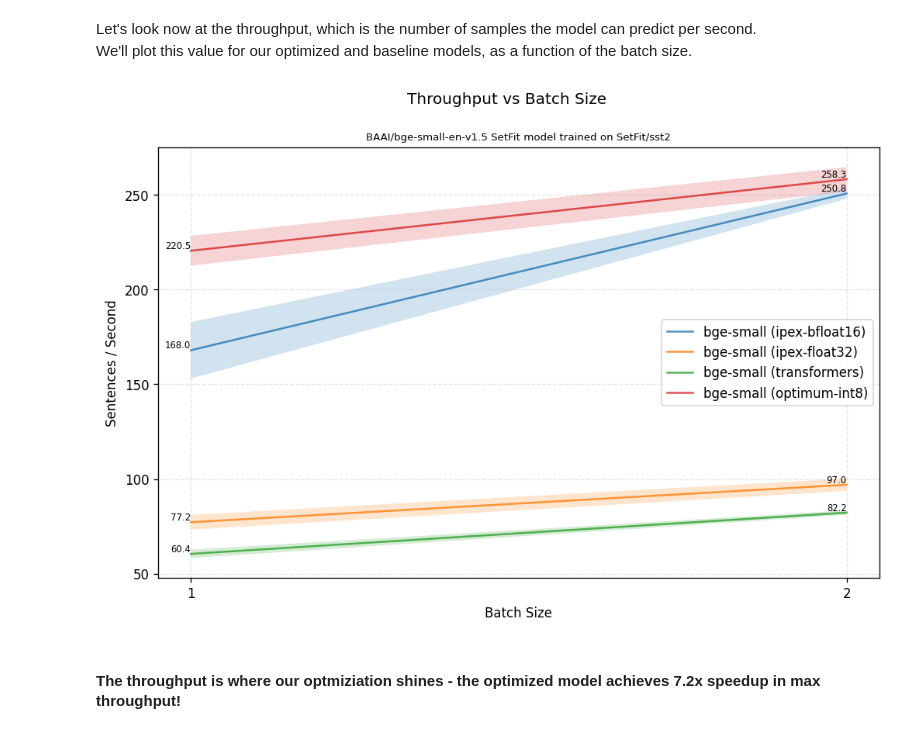
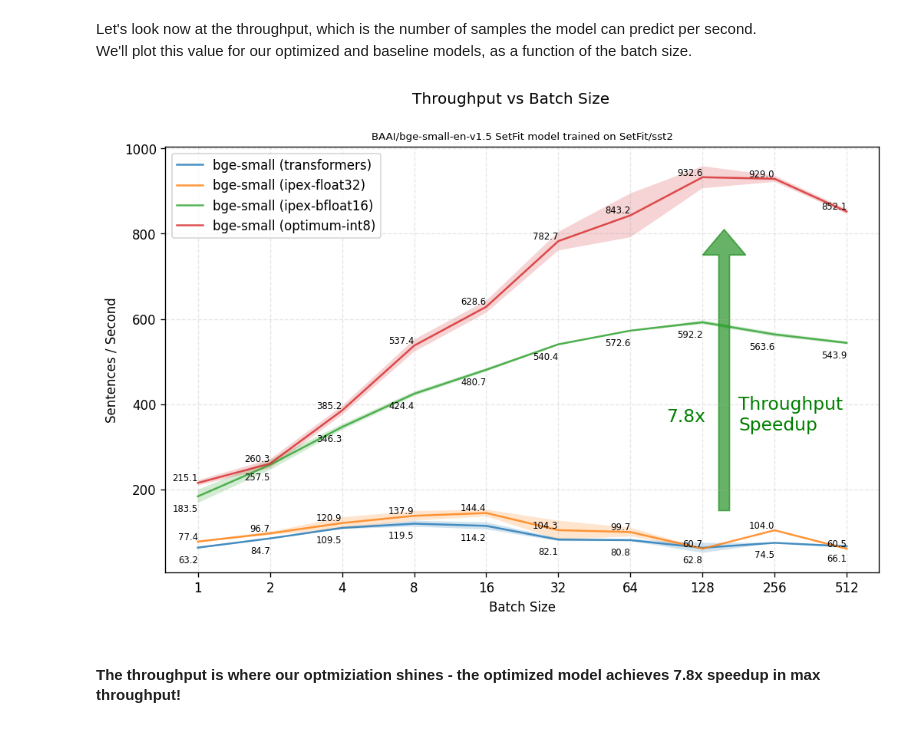
Before and after one commit to huggingface/setfit, a Jupyter notebook: notebooks/setfit-optimum-intel.ipynb, the cells around one changed output. Drawn from its saved outputs; the diff is of its cells as text; code cells hidden in the pictures.

```diff
--- a/notebooks/setfit-optimum-intel.ipynb
+++ b/notebooks/setfit-optimum-intel.ipynb
@@ -330,7 +311,7 @@ Model size (MB) - 127.33
 # %%
 import intel_extension_for_pytorch as ipex
 
-for dtype in torch.bfloat16, torch.float32:
+for dtype in torch.float32, torch.bfloat16:
     setfit_model = SetFitModel.from_pretrained(model_path)
 
     pb = PerformanceBenchmark(
@@ -484,38 +480,38 @@ We'll plot this value for our optimized and baseline models, as a function of th
 # %%
 def plot_throughputs(perf_metrics):
     plt.figure(figsize=(10, 6), dpi=120)
     maximums = []
-    for (label, metric) in perf_metrics.items():
+    for i, (label, metric) in enumerate(perf_metrics.items()):
         xs = np.arange(len(metric["batch_sizes"]))
         y_mean, y_std = np.array(metric["throughputs_avg"]), np.array(metric["throughputs_std"])
         maximums.append((np.argmax(y_mean), max(y_mean)))
         plt.plot(xs, y_mean, label=label, alpha=0.8)
         plt.fill_between(xs, y_mean - y_std, y_mean + y_std, alpha=0.2)
         for x, y in zip(xs, y_mean):
-            plt.text(x, y, f'{y:.1f}', ha='right', va='bottom', fontsize=7, color="black")
+            plt.text(x, y - 40 + 40 * (i % 2), f'{y:.1f}', ha='right', va='bottom', fontsize=7, color="black")
 
     plt.suptitle("Throughput vs Batch Size")
     plt.title('\nBAAI/bge-small-en-v1.5 SetFit model trained on SetFit/sst2', fontsize=8)
     plt.ylabel("Sentences / Second")
     plt.xlabel("Batch Size")
     plt.xticks(xs, pb.batch_sizes[:len(xs)])
     plt.legend()
     plt.grid(True, linestyle='--', alpha=0.3)
 
     # Add Speedup Arrow
-    # max_opt_thoughput = max(perf_metrics['bge-small (optimum intel)']['throughputs_avg'])
-    # max_transformers_thoughput = max(perf_metrics['bge-small (transformers)']['throughputs_avg'])
-    # speedup =  max_opt_thoughput / max_transformers_thoughput
-    # arrow_kwargs = dict(head_width = 0.6, width=0.2, head_length=60, color="green", alpha=0.6)
-    # plt.arrow(7, 250, 0, 400, **arrow_kwargs)
-    # plt.text(7.2, 450, 'Throughput\nSpeedup', color="green", fontsize=14)
-    # plt.text(6.1, 470, f"{speedup:.1f}x", color="green", fontsize=14)
+    max_opt_thoughput = max(perf_metrics['bge-small (optimum-int8)']['throughputs_avg'])
+    max_transformers_thoughput = max(perf_metrics['bge-small (transformers)']['throughputs_avg'])
+    speedup =  max_opt_thoughput / max_transformers_thoughput
+    arrow_kwargs = dict(head_width = 0.6, width=0.15, head_length=60, color="green", alpha=0.6)
+    plt.arrow(7.3, 150, 0, 600, **arrow_kwargs)
+    plt.text(7.5, 340, 'Throughput\nSpeedup', color="green", fontsize=14)
+    plt.text(6.5, 360, f"{speedup:.1f}x", color="green", fontsize=14)
 
     plt.savefig("throughput_vs_batch_size.png")
     plt.show()
 
 plot_throughputs(perf_metrics)
 # %% [output]
-[figure, old version]
+[figure, new version]
 # %% [markdown]
-#### The throughput is where our optmiziation shines - the optimized model achieves 7.2x speedup in max throughput!
+#### The throughput is where our optmiziation shines - the optimized model achieves 7.8x speedup in max throughput!
```
Also changed, not shown: parts of 9 cells of this notebook.
